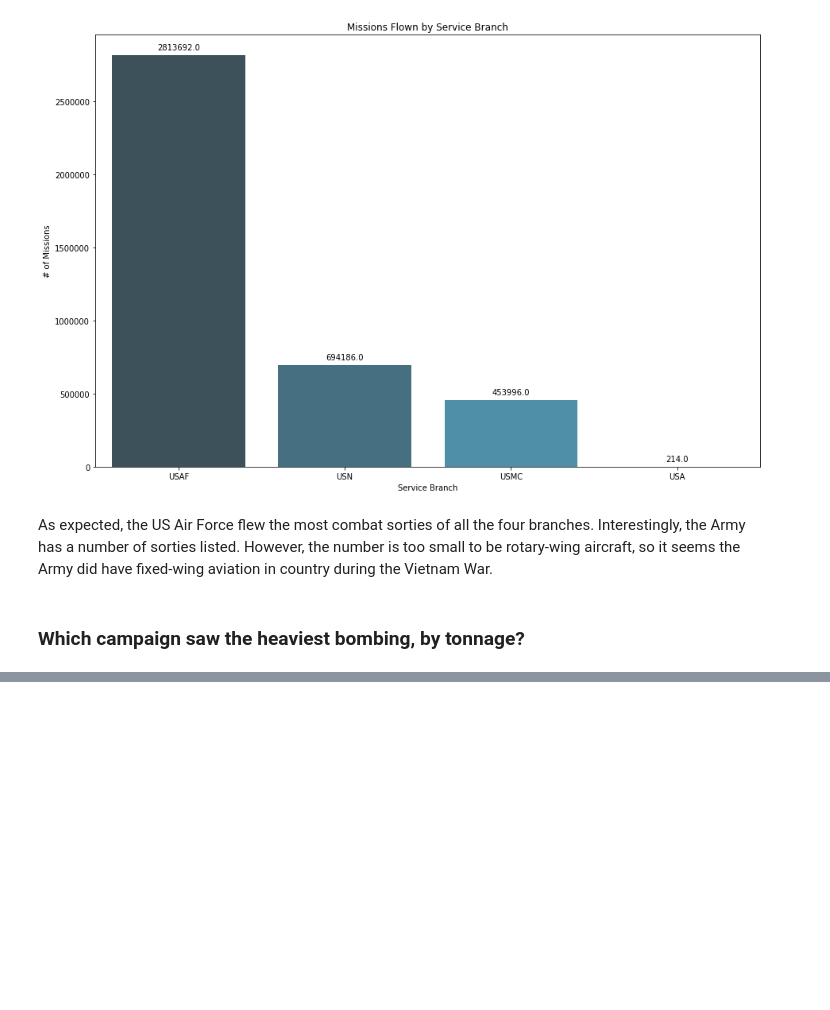
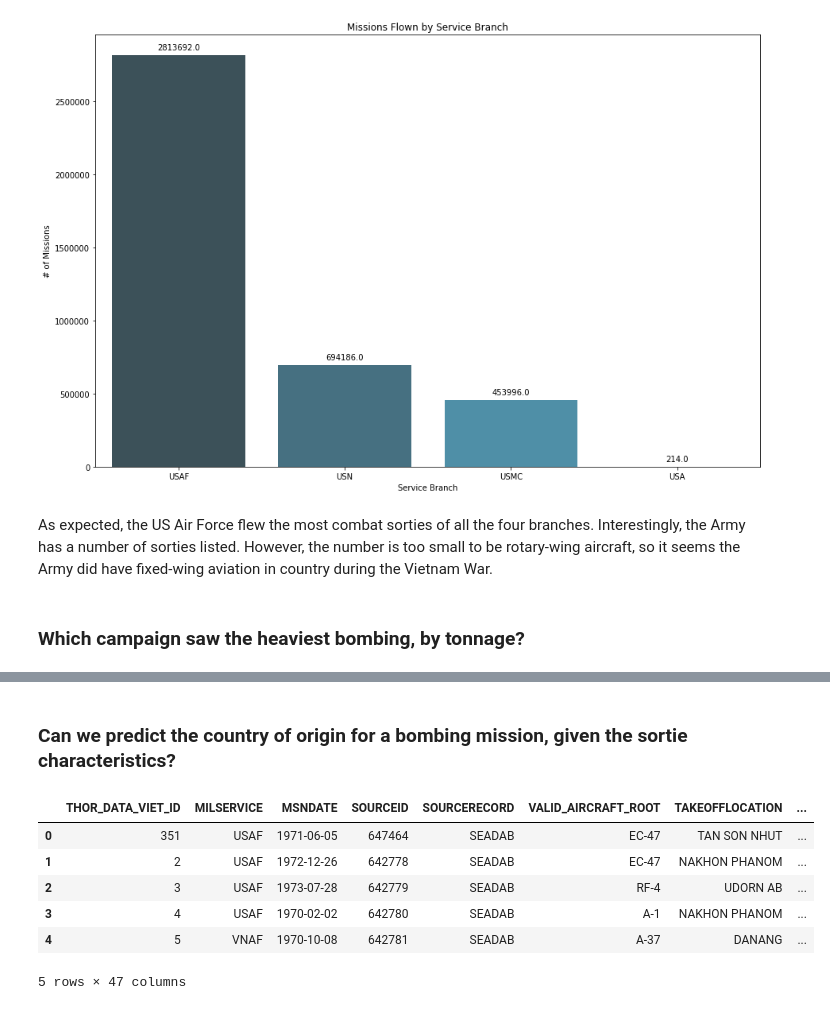
Before and after one commit to tengdann/si618-final, a Jupyter notebook: si618-final.ipynb, the cells around one changed output, grey strips where cells are left out. Cells and saved outputs as stored; diff of their text form; code cells hidden in the pictures; blank space fills up the shorter version.

```diff
--- a/si618-final.ipynb
+++ b/si618-final.ipynb
@@ -31,7 +34,7 @@ start = time.time()
 z = zipfile.ZipFile('vietnam-war-bombing-operations.zip')
 aircrafts = pd.read_csv(z.open('THOR_Vietnam_Aircraft_Glossary.csv'), encoding = 'ISO-8859-1')
 weapons = pd.read_csv(z.open('THOR_Vietnam_Weapons_Glossary.csv'),encoding = 'ISO-8859-1')
-bombing_ops = pd.read_csv(z.open('THOR_Vietnam_Bombing_Operations.csv'))
+bombing_ops = pd.read_csv(z.open('THOR_Vietnam_Bombing_Operations.csv'), parse_dates = True)
 end = time.time()
 print(f'3 files loaded in {end - start} seconds')
 # %% [output]
@@ -143,0 +221,2 @@ As expected, the US Air Force flew the most combat sorties of all the four branc
+# %% [markdown]
+### Can we predict the country of origin for a bombing mission, given the sortie characteristics?
@@ -143,0 +234,24 @@ As expected, the US Air Force flew the most combat sorties of all the four branc
+# %%
+bombing_ml = bombing_ops.copy()
+col = 'COUNTRYFLYINGMISSION'
+conditions  = [
+    bombing_ops[col] == 'UNITED STATES OF AMERICA',
+    bombing_ops[col] == 'VIETNAM (SOUTH)',
+    bombing_ops[col] == 'LAOS',
+    bombing_ops[col] == 'KOREA (SOUTH)',
+    bombing_ops[col] == 'AUSTRALIA'
+]
+choices     = [ 0, 1, 2, 3, 4 ]
+
+bombing_ml['type'] = np.select(conditions, choices, default=np.nan).astype('int')
+# %%
+bombing_ml.drop(labels = 'COUNTRYFLYINGMISSION', axis = 1, inplace = True)
+bombing_ml.head()
+# %% [output]
+|  | THOR_DATA_VIET_ID | MILSERVICE | MSNDATE | SOURCEID | SOURCERECORD | VALID_AIRCRAFT_ROOT | TAKEOFFLOCATION | ... |
+| 0 | 351 | USAF | 1971-06-05 | 647464 | SEADAB | EC-47 | TAN SON NHUT | ... |
+| 1 | 2 | USAF | 1972-12-26 | 642778 | SEADAB | EC-47 | NAKHON PHANOM | ... |
+| 2 | 3 | USAF | 1973-07-28 | 642779 | SEADAB | RF-4 | UDORN AB | ... |
+| 3 | 4 | USAF | 1970-02-02 | 642780 | SEADAB | A-1 | NAKHON PHANOM | ... |
+| 4 | 5 | VNAF | 1970-10-08 | 642781 | SEADAB | A-37 | DANANG | ... |
+5 rows × 47 columns
```
Also changed, not shown: parts of 14 cells of this notebook.
